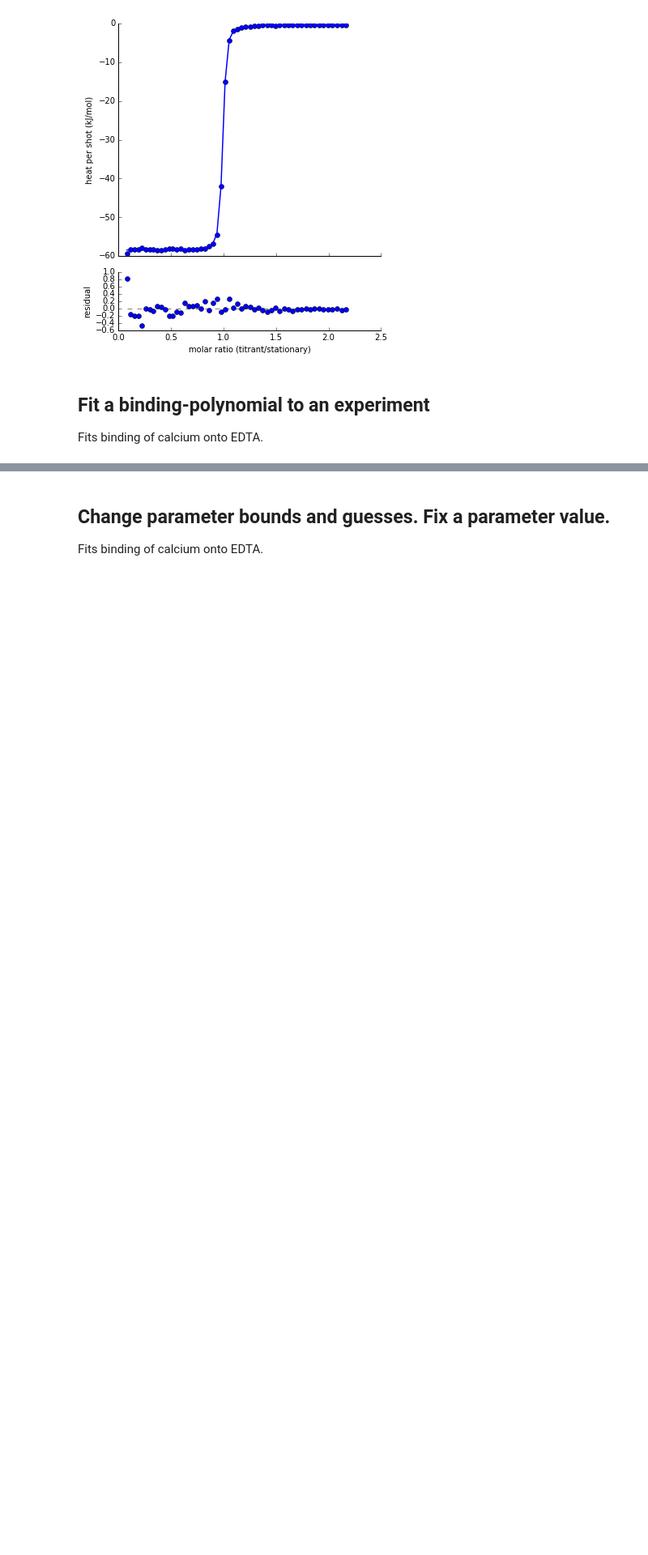
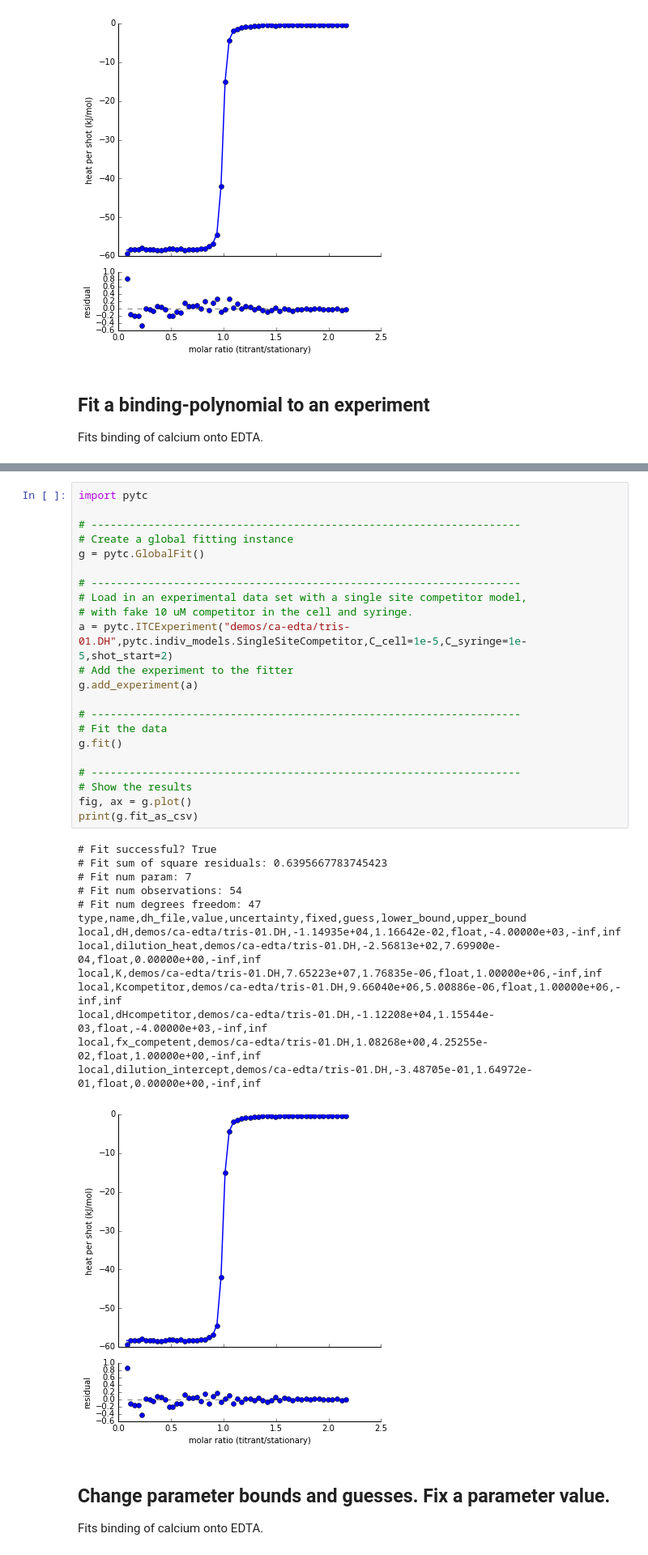
Before and after one commit to harmslab/pytc, a Jupyter notebook: Demo.ipynb, the cells around one changed output, grey strips where cells are left out. Shown: that part at 81% size. Saved outputs shown, nothing was run; the diff lists cells and outputs as text; blank space fills up the shorter version.

```diff
--- a/Demo.ipynb
+++ b/Demo.ipynb
@@ -83,3 +86,40 @@ local,dilution_intercept,demos/ca-edta/tris-01.DH,-6.01701e-01,1.68832e-01,float
+# %%
+import pytc
+
+# --------------------------------------------------------------------
+# Create a global fitting instance
+g = pytc.GlobalFit()
+
+# --------------------------------------------------------------------
+# Load in an experimental data set with a single site competitor model,
+# with fake 10 uM competitor in the cell and syringe.
+a = pytc.ITCExperiment("demos/ca-edta/tris-01.DH",pytc.indiv_models.SingleSiteCompetitor,C_cell=1e-5,C_syringe=1e-5,shot_start=2)
+# Add the experiment to the fitter
+g.add_experiment(a)
+
+# --------------------------------------------------------------------
+# Fit the data
+g.fit()
+
+# --------------------------------------------------------------------
+# Show the results
+fig, ax = g.plot()
+print(g.fit_as_csv)
+# %% [output]
+# Fit successful? True
+# Fit sum of square residuals: 0.6395667783745423
+# Fit num param: 7
+# Fit num observations: 54
+# Fit num degrees freedom: 47
+type,name,dh_file,value,uncertainty,fixed,guess,lower_bound,upper_bound
+local,dH,demos/ca-edta/tris-01.DH,-1.14935e+04,1.16642e-02,float,-4.00000e+03,-inf,inf
+local,dilution_heat,demos/ca-edta/tris-01.DH,-2.56813e+02,7.69900e-04,float,0.00000e+00,-inf,inf
+local,K,demos/ca-edta/tris-01.DH,7.65223e+07,1.76835e-06,float,1.00000e+06,-inf,inf
+local,Kcompetitor,demos/ca-edta/tris-01.DH,9.66040e+06,5.00886e-06,float,1.00000e+06,-inf,inf
+local,dHcompetitor,demos/ca-edta/tris-01.DH,-1.12208e+04,1.15544e-03,float,-4.00000e+03,-inf,inf
+local,fx_competent,demos/ca-edta/tris-01.DH,1.08268e+00,4.25255e-02,float,1.00000e+00,-inf,inf
+local,dilution_intercept,demos/ca-edta/tris-01.DH,-3.48705e-01,1.64972e-01,float,0.00000e+00,-inf,inf
+[figure, added]
 # %% [markdown]
 ## Change parameter bounds and guesses.  Fix a parameter value.
 Fits binding of calcium onto EDTA.
```
Also changed, not shown: parts of 12 cells of this notebook, 6 other files.
